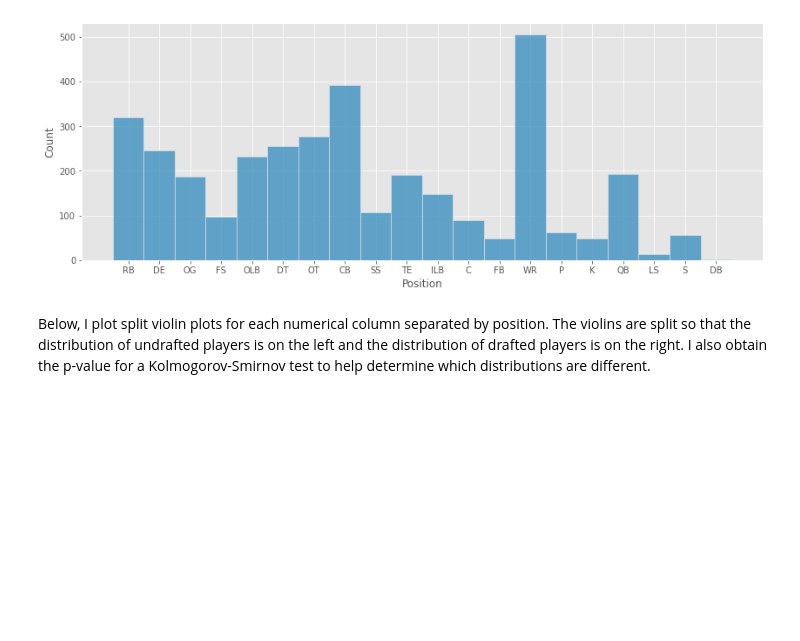
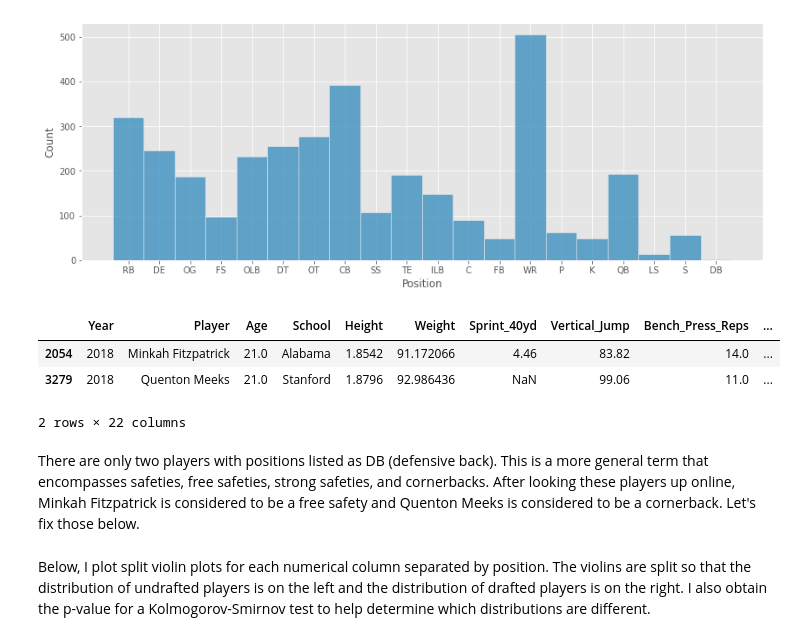
Before and after one commit to daviderics/NFL_Combine_Project, a Jupyter notebook: student.ipynb, the cells around one changed output. Saved outputs shown, nothing was run; the diff lists cells and outputs as text; code cells hidden in the pictures; blank space fills up the shorter version.

Commit message:
Fixed two player positions

```diff
--- a/student.ipynb
+++ b/student.ipynb
@@ -323,3 +323,13 @@ sns.histplot(data=df_combine, x='Position', ax=ax)
 # %% [output]
 <AxesSubplot:xlabel='Position', ylabel='Count'>
 [figure]
+# %%
+# Look at those with DB as the position
+df_combine[df_combine['Position']=='DB']
+# %% [output]
+|  | Year | Player | Age | School | Height | Weight | Sprint_40yd | Vertical_Jump | Bench_Press_Reps | ... |
+| 2054 | 2018 | Minkah Fitzpatrick | 21.0 | Alabama | 1.8542 | 91.172066 | 4.46 | 83.82 | 14.0 | ... |
+| 3279 | 2018 | Quenton Meeks | 21.0 | Stanford | 1.8796 | 92.986436 | NaN | 99.06 | 11.0 | ... |
+2 rows × 22 columns
+# %% [markdown]
+There are only two players with positions listed as DB (defensive back). This is a more general term that encompasses safeties, free safeties, strong safeties, and cornerbacks. After looking these players up online, Minkah Fitzpatrick is considered to be a free safety and Quenton Meeks is considered to be a cornerback. Let's fix those below.
```
Also changed, not shown: parts of 2 cells of this notebook.
